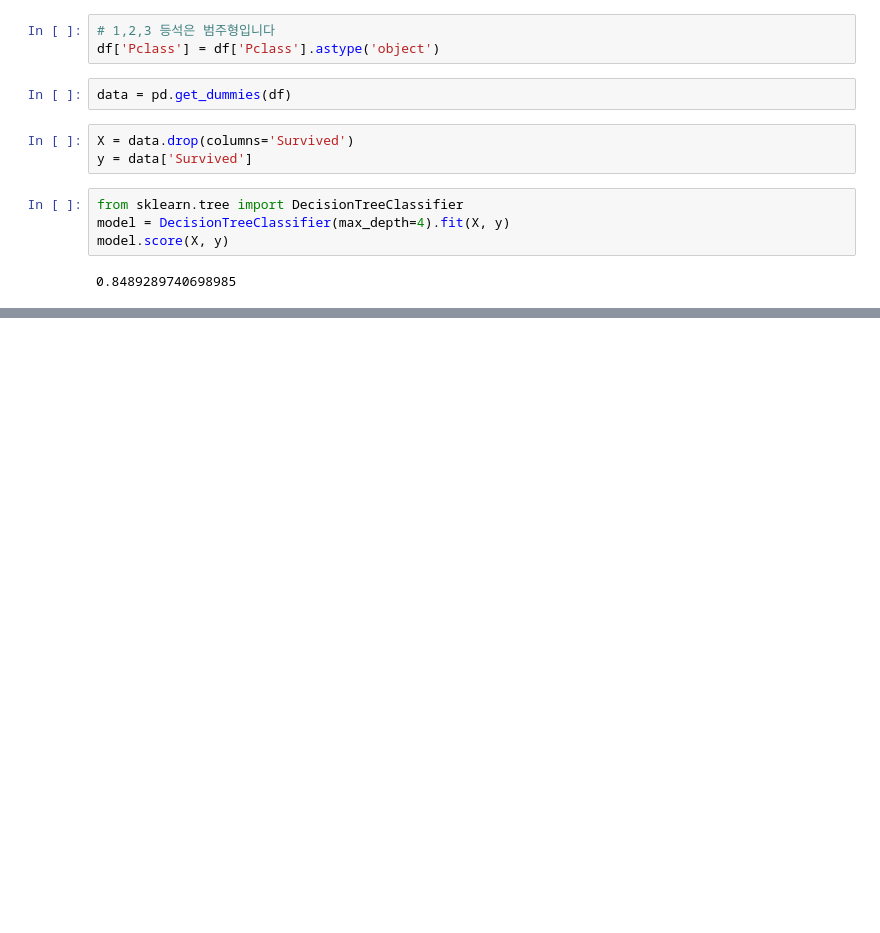
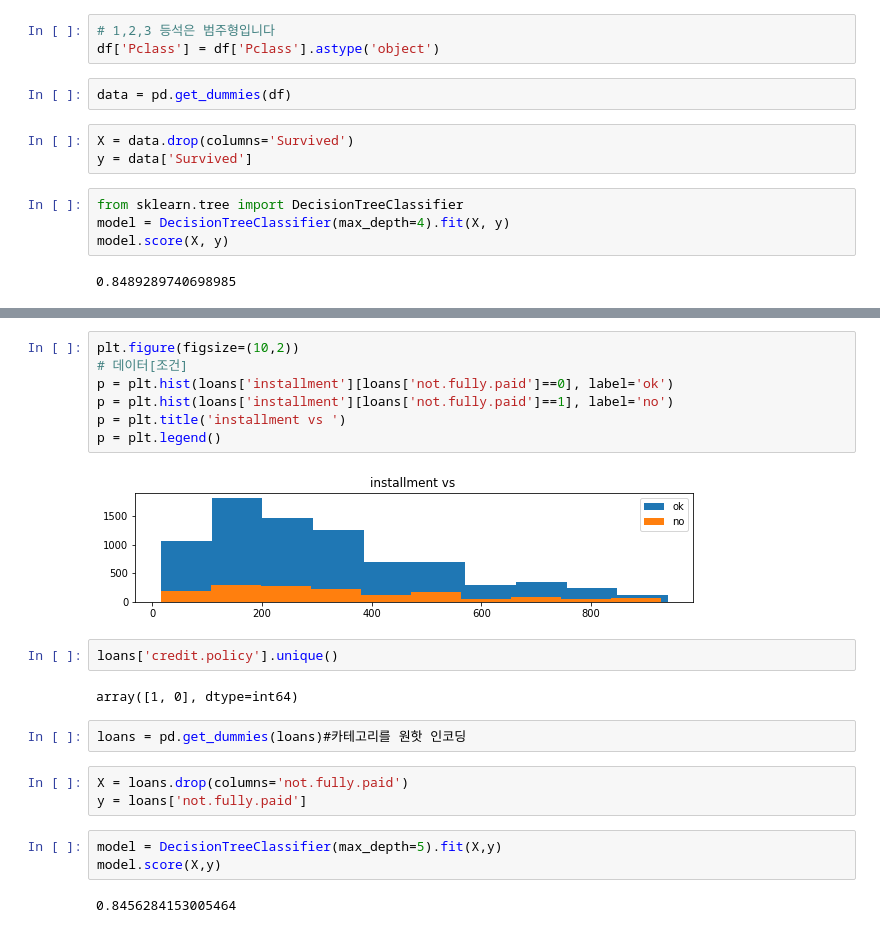
Before and after one commit to sogangori/NH_python, a Jupyter notebook: day_8_tree_titanic.ipynb, the cells around one changed output, grey strips where cells are left out. Drawn from its saved outputs; the diff is of its cells as text; blank space fills up the shorter version.

```diff
--- a/day_8_tree_titanic.ipynb
+++ b/day_8_tree_titanic.ipynb
@@ -98,0 +151,23 @@ display(g)
+# %%
+plt.figure(figsize=(10,2))
+# 데이터[조건]
+p = plt.hist(loans['installment'][loans['not.fully.paid']==0], label='ok')
+p = plt.hist(loans['installment'][loans['not.fully.paid']==1], label='no')
+p = plt.title('installment vs ')
+p = plt.legend()
+# %% [output]
+[figure, added]
+# %%
+loans['credit.policy'].unique()
+# %% [output]
+array([1, 0], dtype=int64)
+# %%
+loans = pd.get_dummies(loans)#카테고리를 원핫 인코딩
+# %%
+X = loans.drop(columns='not.fully.paid')
+y = loans['not.fully.paid']
+# %%
+model = DecisionTreeClassifier(max_depth=5).fit(X,y)
+model.score(X,y)
+# %% [output]
+0.8456284153005464
```
Also changed, not shown: parts of 9 cells of this notebook.
